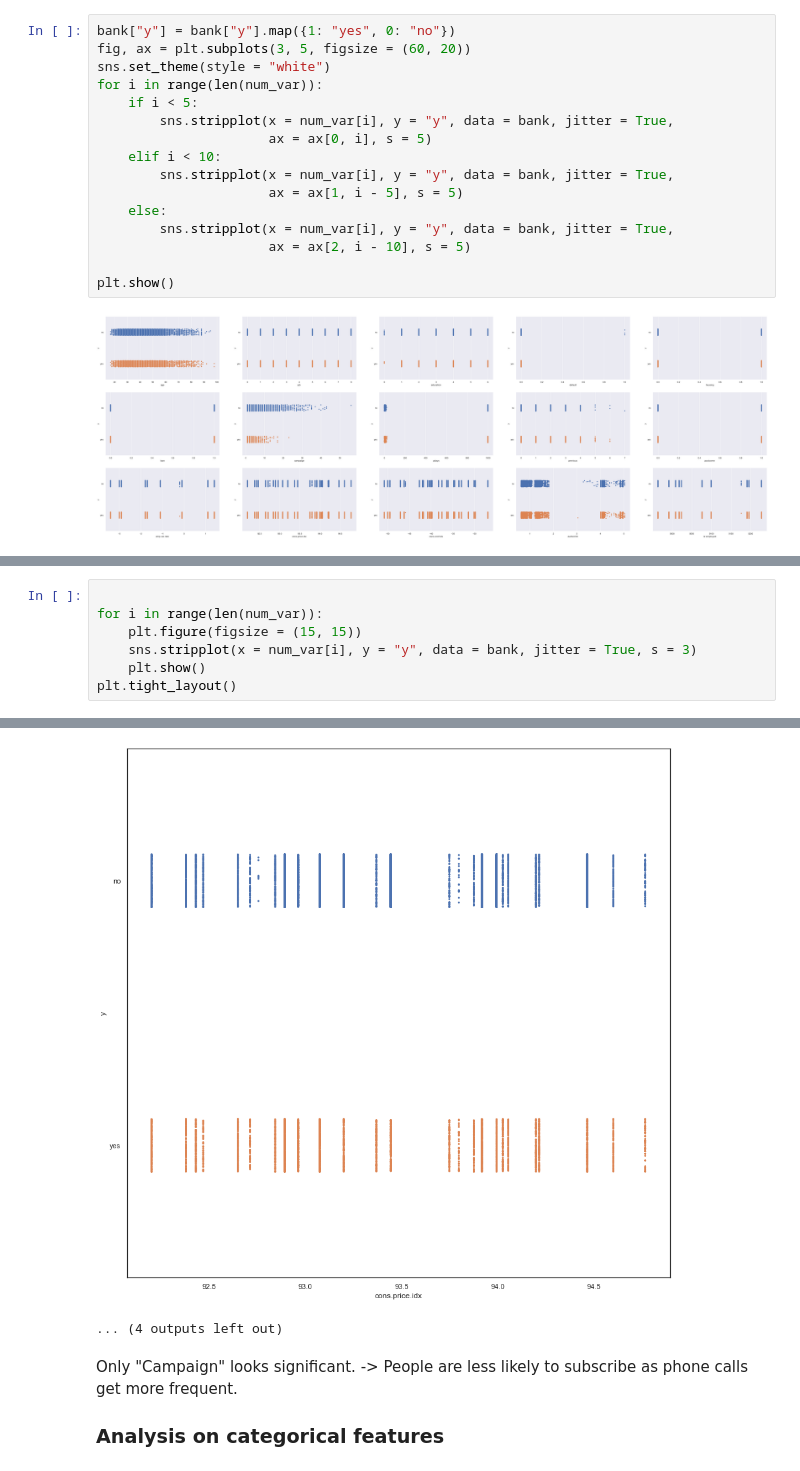
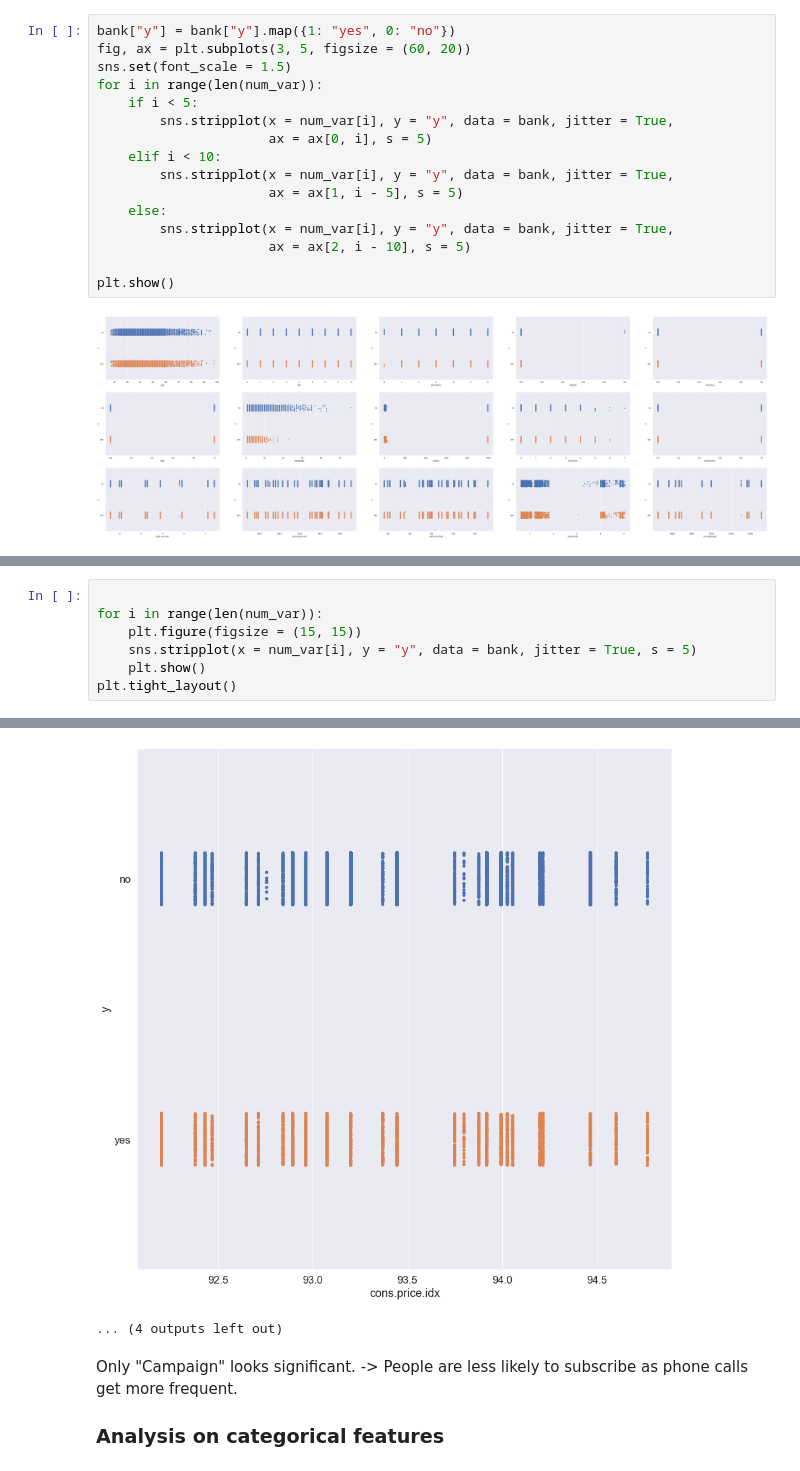
Before and after one commit to JumpyJumpy/Portuguese_Bank_Marketing_Data_Set, a Jupyter notebook: code/eda.ipynb, the cells around one changed output, grey strips where cells are left out. Saved outputs shown, nothing was run; the diff lists cells and outputs as text.

```diff
--- a/code/eda.ipynb
+++ b/code/eda.ipynb
@@ -40,7 +41,7 @@ print(f'{len(num_var)}, {len(cate_var)}')
 # %%
 bank["y"] = bank["y"].map({1: "yes", 0: "no"})
 fig, ax = plt.subplots(3, 5, figsize = (60, 20))
-sns.set_theme(style = "white")
+sns.set(font_scale = 1.5)
 for i in range(len(num_var)):
     if i < 5:
         sns.stripplot(x = num_var[i], y = "y", data = bank, jitter = True,
@@ -69,7 +89,7 @@ print(chi2_contingency(chi2_day))
 
 for i in range(len(num_var)):
     plt.figure(figsize = (15, 15))
-    sns.stripplot(x = num_var[i], y = "y", data = bank, jitter = True, s = 3)
+    sns.stripplot(x = num_var[i], y = "y", data = bank, jitter = True, s = 5)
     plt.show()
 plt.tight_layout()
 # %% [output]
@@ -87,4 +107,4 @@ plt.tight_layout()
-[figure, old version]
+[figure, new version]
 ... (4 outputs left out)
 # %% [markdown]
 
```
Also changed, not shown: parts of 7 cells of this notebook, 4 other files.
